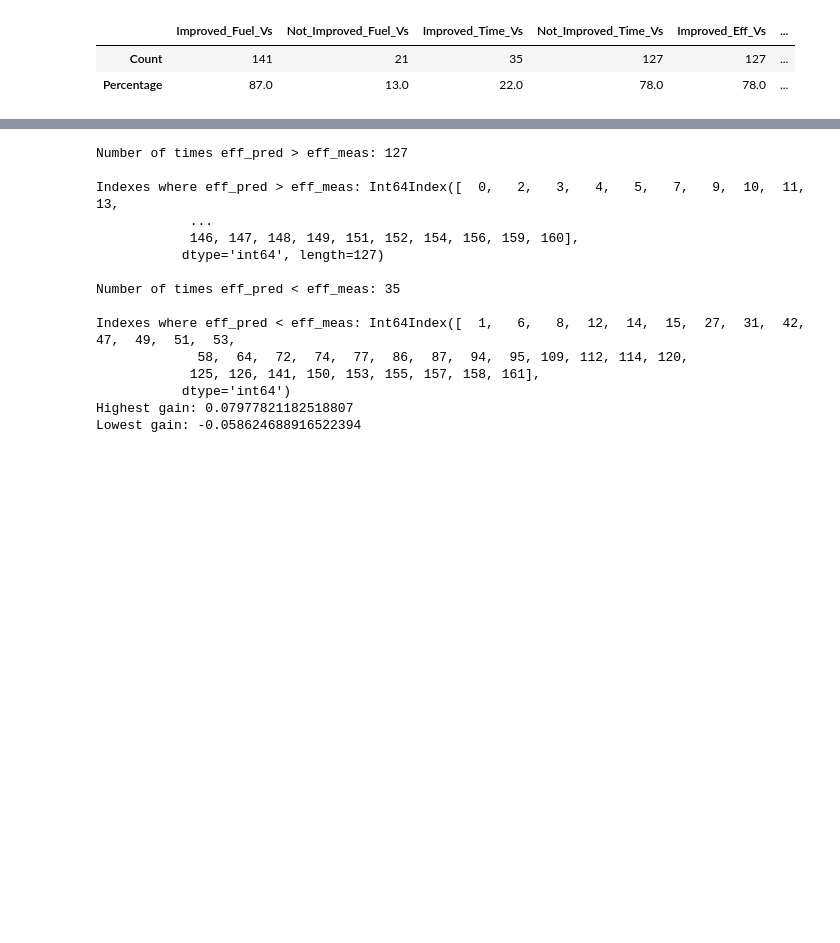
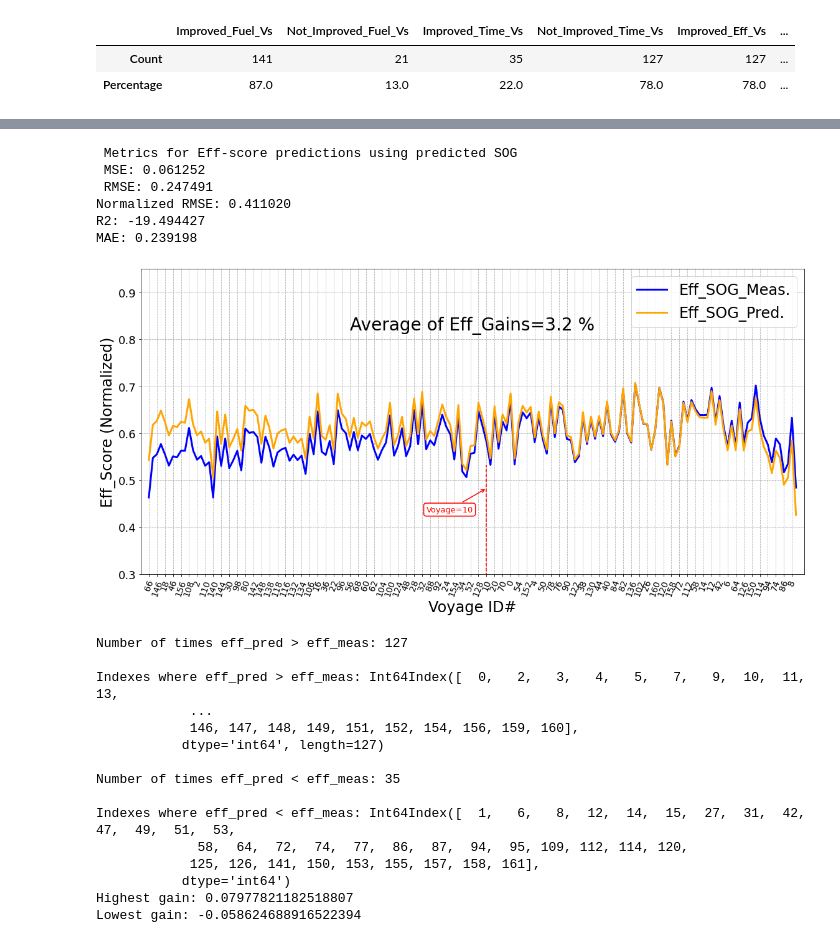
Before and after one commit to MohamedAbuella/TSA4EESSS, a Jupyter notebook: Codes/DTW_SOG_WaveDr_v1.ipynb, the cells around one changed output, grey strips where cells are left out. Cells and saved outputs as stored; diff of their text form; code cells hidden in the pictures; blank space fills up the shorter version.

```diff
--- a/Codes/DTW_SOG_WaveDr_v1.ipynb
+++ b/Codes/DTW_SOG_WaveDr_v1.ipynb
@@ -2534,6 +2534,8 @@ df_eff_test_sum_avg.to_excel('Stats_Counts_v1/Results'+'/'+model_name+'_Eff_test
 # Sort the DataFrame based on the "eff_gain" column
 df_sorted_eff_test = df_eff_test.sort_values(by='eff_gain', ascending=False)
 
+df_sorted_eff_test['orig_index'] = df_sorted_eff_test.index
+
 # If you want to reset the index of the sorted DataFrame
 df_sorted_eff_test = df_sorted_eff_test.reset_index(drop=True)
 
@@ -2689,3 +2648,79 @@ MAE: 0.239198
+# %%
+####Plot
+
+# Extract the values from the 'orig_index' column to use as x-ticks
+x_ticks = df_sorted_eff_test['orig_index']
+
+plt.figure(figsize=(16,8))
+
+plt.plot(df_sorted_eff_test.eff_meas, label="Eff_SOG_Meas.", color='blue', linewidth=3)
+plt.plot(df_sorted_eff_test.eff_pred, label="Eff_SOG_Pred.", color='orange', linewidth=3)
+
+# Set the x-ticks and labels
+show_even_ticks = seq_idx % 2 == 0
+if show_even_ticks:
+#     x_ticks_to_show = [x_ticks[i] if x_ticks[i] % 2 == 0 else '' for i in range(len(x_ticks))]
+    x_ticks_to_show = [x for x in x_ticks if x % 2 == 0]
+else:
+#     x_ticks_to_show = [x_ticks[i] if x_ticks[i] % 2 != 0 else '' for i in range(len(x_ticks))]
+    x_ticks_to_show = [x for x in x_ticks if x % 2 != 0]
+
+plt.xticks(range(0, len(x_ticks), 2), x_ticks_to_show, fontsize=14, rotation=70)  # Adjust rotation and fontsize as needed
+
+eff_meas_value = df_sorted_eff_test.loc[df_sorted_eff_test['orig_index'] == seq_idx, ['eff_meas', 'eff_pred']].min(axis=1).values
+# Add the vertical line from the x-axis to the point in the plot
+indices_of_seq_idx = [i for i, x in enumerate(x_ticks_to_show) if x == seq_idx]
+vline_x = indices_of_seq_idx[0] * 2
+
+plt.vlines(x=vline_x, ymin=0, ymax=eff_meas_value, colors='red', linestyles='--')
+
+# Annotate the point with a straight, short arrow and red text inside a bounding box
+arrow_props = dict(arrowstyle='->', lw=1.5, color='red')
+bbox_props = dict(boxstyle='round,pad=0.3', edgecolor='red', facecolor='white', lw=1.5)
+plt.annotate('Voyage=' + str(seq_idx), xy=(vline_x, eff_meas_value-0.05), xytext=(vline_x-15, eff_meas_value - 0.1),
+             fontsize=13, arrowprops=arrow_props, color='red', bbox=bbox_props)
+
+
+print('\n Metrics for Eff-score predictions using predicted SOG')
+mse_eff2, rmse_eff2, R2_eff2, mae_eff2, rmse_n2=metrics_eval(Y_act2, df_eff_test.eff_meas)
+
+
+# plt.title('Sum_Eff_diffs=' + str(np.round(eff_diff_sum, 4)) + ',   Sum_Eff_gains=' + str(np.round(eff_gain_sum, 4))
+#           , fontsize=18)
+
+# Define the title text
+# title_text = 'Sum of Eff_diffs='+str(np.round(df_eff_test_sum_avg.loc['sum', 'eff_diff'], 2))+'\n \n  Sum of Eff_gains='+str(np.round(df_eff_test_sum_avg.loc['avg', 'eff_gain'], 4))
+# title_text = 'Sum of Eff_diffs='+str(np.round(df_eff_test_sum_avg.loc['sum', 'eff_diff'], 2))
+title_text = 'Average of Eff_Gains=' + str(np.round(df_eff_test_sum_avg.loc['avg', 'eff_gain'], 2))+' %'
+
+# Add the title inside the figure using plt.text
+plt.text(0.5, 0.80, title_text, horizontalalignment='center', fontsize=28, transform=plt.gca().transAxes)
+
+
+plt.xlabel("Voyage ID#", fontsize=24)
+plt.ylabel('Eff_Score (Normalized)', fontsize=24)
+# plt.ylim(0, 1.05)
+plt.ylim(0.30, 0.95)
+
+plt.yticks(fontsize=18);
+plt.legend(loc="upper right", fontsize=24)
+plt.grid(linestyle='--')
+
+x_min = min(x_ticks)-2
+x_max = max(x_ticks)+2
+plt.xlim(x_min, x_max)
+
+plt.tight_layout()
+plt.savefig(Output_folder+'/Fig_'+model_name+'_Sorted_Eff_Seqs_Pred_Meas'+'.png', dpi=300)
+plt.show()
+# %% [output]
+ Metrics for Eff-score predictions using predicted SOG
+ MSE: 0.061252
+ RMSE: 0.247491
+Normalized RMSE: 0.411020
+R2: -19.494427
+MAE: 0.239198
+[figure, added]
 # %%
 # st=stop
 # %%
```
Also changed, not shown: parts of 12 cells of this notebook, 3 other files.
